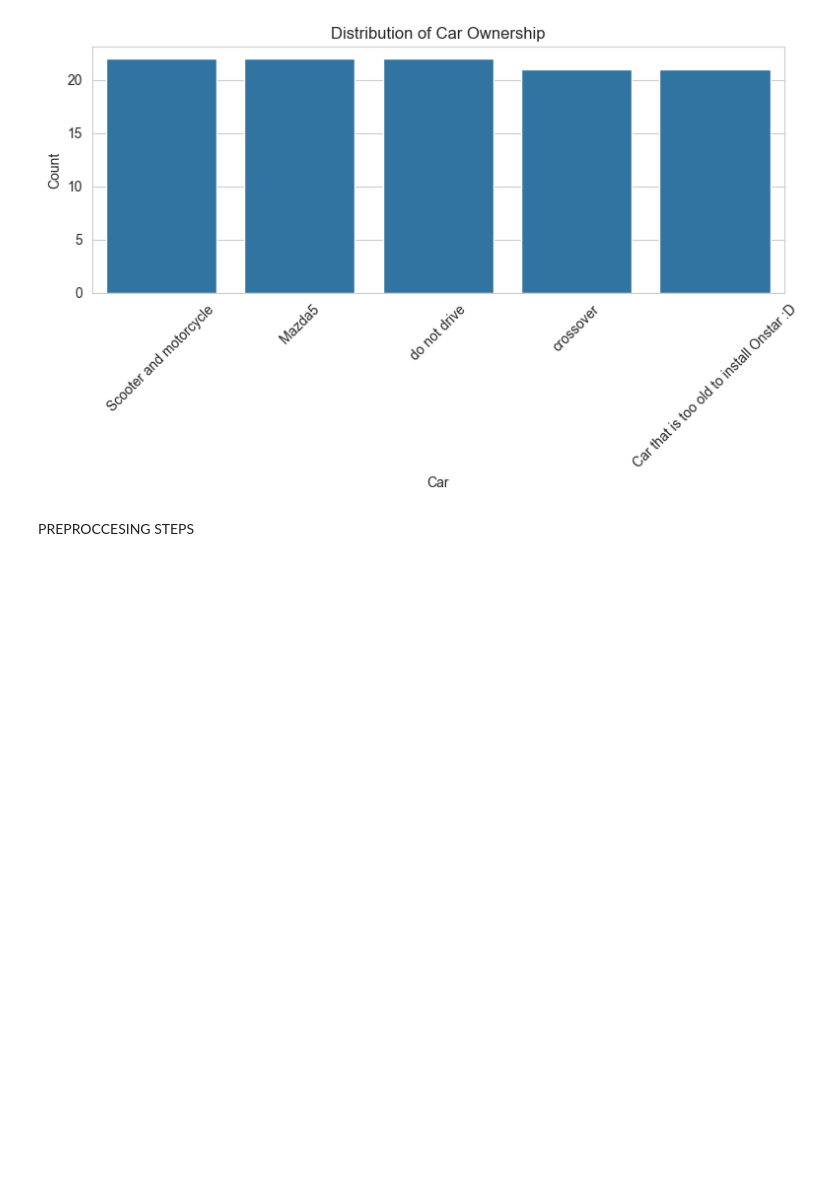
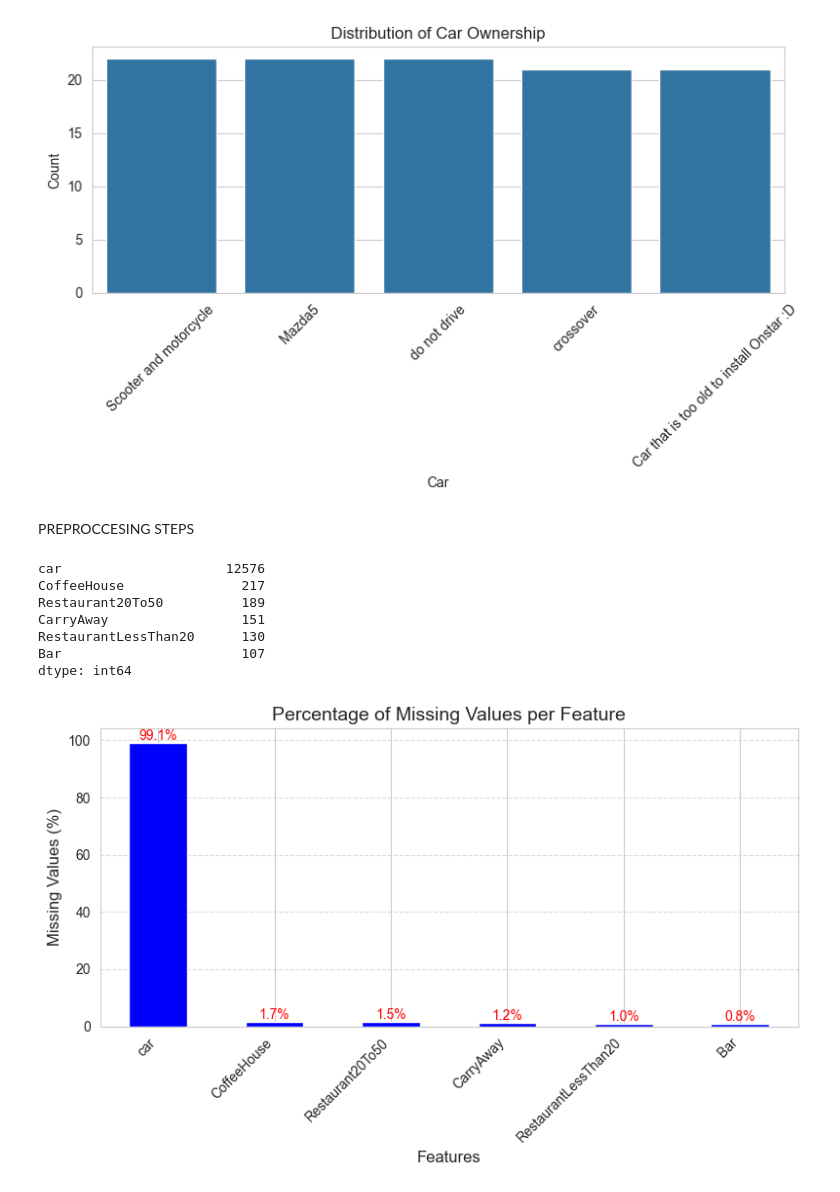
Before and after one commit to wimphil/machine_learning_group_11, a Jupyter notebook: Drivers_Recommendation_Dataset_Jupyter.ipynb, the cells around one changed output. Drawn from its saved outputs; the diff is of its cells as text; code cells hidden in the pictures; blank space fills up the shorter version.

```diff
--- a/Drivers_Recommendation_Dataset_Jupyter.ipynb
+++ b/Drivers_Recommendation_Dataset_Jupyter.ipynb
@@ -156,3 +156,41 @@ plt.show()
 [figure]
 # %% [markdown]
 PREPROCCESING STEPS
+# %%
+#Missing Values
+#Identify missing values and show them in a graphic
+#based on that graphic we deside what to do with the columns, e.g drop the NA or drop the whole column instead
+# 1. Calculate percentage of missing values for each column
+missing_percent = X.isnull().mean() * 100                  ##TODO. Use the missing_percent variable in the step below, so it is not neccesary to name them all manually, and the graph
+missing_percent = missing_percent[missing_percent > 0].sort_values(ascending=False)
+
+#TODO Sollen wir hier die Grafik nehmen oder reicht der kleine print aus??
+missing_values = X.isnull().sum()[X.isnull().sum() > 0].sort_values(ascending=False)
+print(missing_values)
+
+# 2. Create the bar chart
+plt.figure(figsize=(8, 5))
+ax = missing_percent.plot(kind='bar', color='blue')
+
+# 3. Add labels and title
+plt.title('Percentage of Missing Values per Feature', fontsize=14)
+plt.xlabel('Features', fontsize=12)
+plt.ylabel('Missing Values (%)', fontsize=12)
+plt.xticks(rotation=45, ha='right')
+plt.grid(axis='y', linestyle='--', alpha=0.7)
+
+# use of container
+for container in ax.containers:
+    ax.bar_label(container, fmt='%.1f%%', label_type='edge', color='red')
+
+plt.tight_layout()
+plt.show()
+# %% [output]
+car                     12576
+CoffeeHouse               217
+Restaurant20To50          189
+CarryAway                 151
+RestaurantLessThan20      130
+Bar                       107
+dtype: int64
+[figure, added]
```
